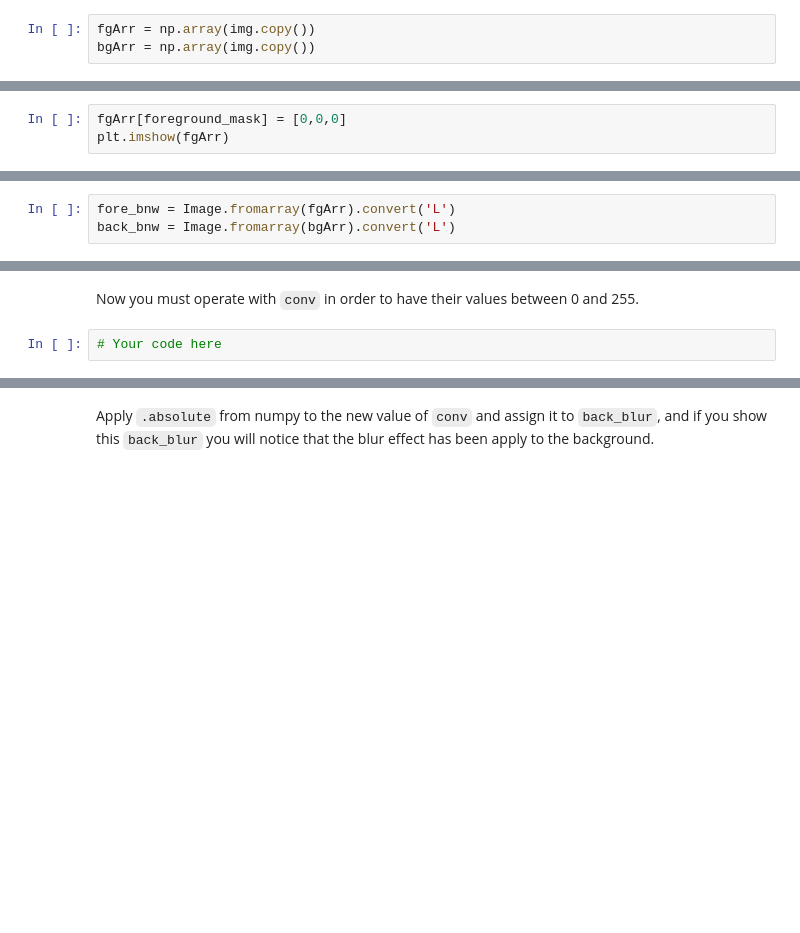
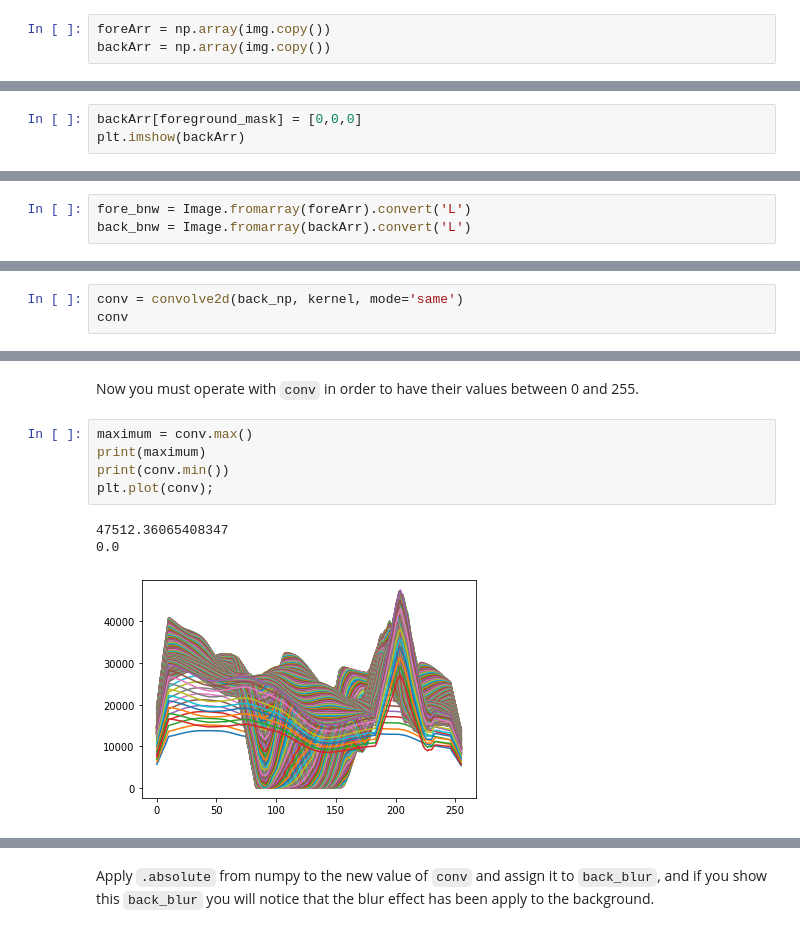
Before and after one commit to blancalluch/ImageSegmentation, a Jupyter notebook: main.ipynb, the cells around one changed output, grey strips where cells are left out. Drawn from its saved outputs; the diff is of its cells as text; blank space fills up the shorter version.

```diff
--- a/main.ipynb
+++ b/main.ipynb
@@ -89,5 +89,5 @@ ax[1].imshow(foreground_mask)
 # %% [markdown]
 Now it's your turn again, convert the image to np.array and apply the mask twice to the picture, once to the `foreground` and once to the `background`. Make a couple of copies of the image instead of assigning the same value to different variables. After doing this, you may want to check how those are looking.
 # %%
-fgArr = np.array(img.copy())
-bgArr = np.array(img.copy())
+foreArr = np.array(img.copy())
+backArr = np.array(img.copy())
@@ -94,6 +100,6 @@ bgArr = np.array(img.copy())
 # %%
-fgArr[foreground_mask] = [0,0,0]
-plt.imshow(fgArr)
+backArr[foreground_mask] = [0,0,0]
+plt.imshow(backArr)
 # %% [output]
 <matplotlib.image.AxesImage at 0x...>
 [figure]
@@ -138,8 +124,8 @@ Transform `foreground` and `background`, now they are arrays, to an image and co
 
 *Hint: use `.fromarray` and then `.convert`*.
 # %%
-fore_bnw = Image.fromarray(fgArr).convert('L')
-back_bnw = Image.fromarray(bgArr).convert('L')
+fore_bnw = Image.fromarray(foreArr).convert('L')
+back_bnw = Image.fromarray(backArr).convert('L')
 # %% [markdown]
 Show `fore_bnw` and `back_bnw` in order to check that they are in a gray scale.
 # %%
@@ -185,0 +172,3 @@ Now you must use `signal.convolve2d` from scipy and pass the array image (`back_
+# %%
+conv = convolve2d(back_np, kernel, mode='same')
+conv
@@ -186,4 +189,11 @@ Now you must use `signal.convolve2d` from scipy and pass the array image (`back_
 # %% [markdown]
 Now you must operate with `conv` in order to have their values between 0 and 255.
-# %%
-# Your code here
+# %%
+maximum = conv.max()
+print(maximum)
+print(conv.min())
+plt.plot(conv);
+# %% [output]
+47512.36065408347
+0.0
+[figure, added]
```
Also changed, not shown: parts of 23 cells of this notebook, 1 other file.
